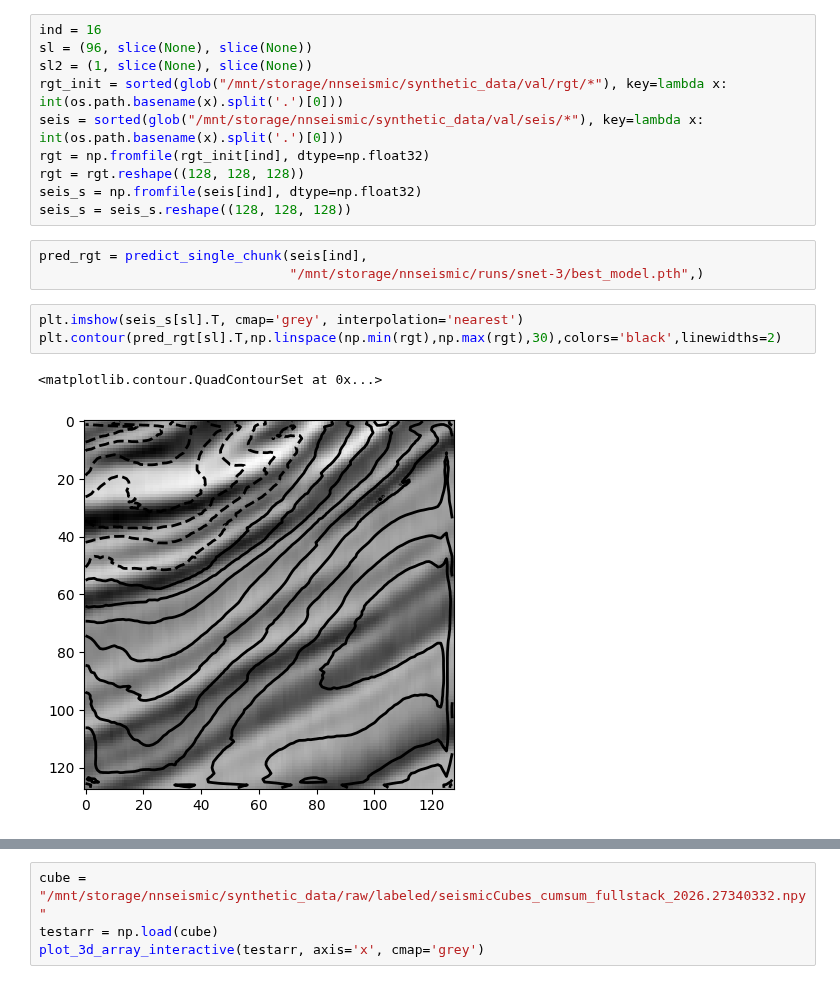
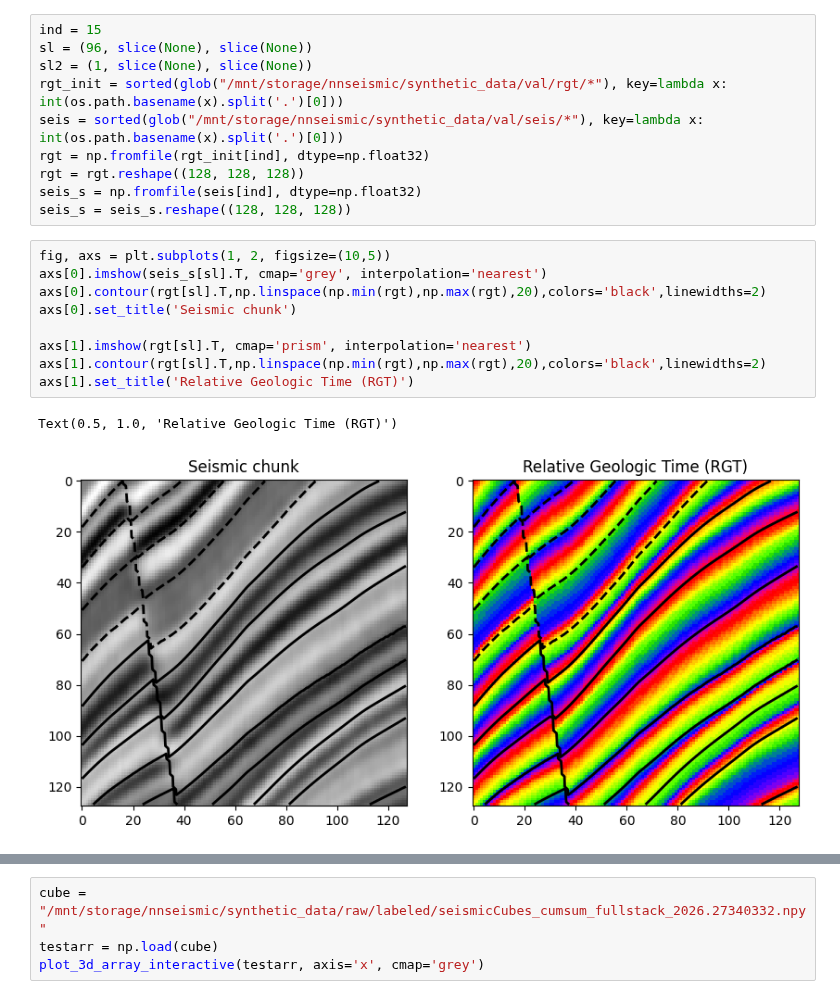
Before and after one commit to spaceswimmer/nnseismic, a Jupyter notebook: src/view_results.ipynb, the cells around one changed output, grey strips where cells are left out. Cells and saved outputs as stored; diff of their text form.

```diff
--- a/src/view_results.ipynb
+++ b/src/view_results.ipynb
@@ -20,5 +13,5 @@ get_parameter_number(mod)
 # %%
-ind = 16
+ind = 15
 sl = (96, slice(None), slice(None))
 sl2 = (1, slice(None), slice(None))
 rgt_init = sorted(glob("/mnt/storage/nnseismic/synthetic_data/val/rgt/*"), key=lambda x: int(os.path.basename(x).split('.')[0]))
@@ -27,12 +20,15 @@ rgt = np.fromfile(rgt_init[ind], dtype=np.float32)
 rgt = rgt.reshape((128, 128, 128))
 seis_s = np.fromfile(seis[ind], dtype=np.float32)
 seis_s = seis_s.reshape((128, 128, 128))
-# %%
-pred_rgt = predict_single_chunk(seis[ind],
-                                "/mnt/storage/nnseismic/runs/snet-3/best_model.pth",)
 # %%
-plt.imshow(seis_s[sl].T, cmap='grey', interpolation='nearest')
-plt.contour(pred_rgt[sl].T,np.linspace(np.min(rgt),np.max(rgt),30),colors='black',linewidths=2)
+fig, axs = plt.subplots(1, 2, figsize=(10,5))
+axs[0].imshow(seis_s[sl].T, cmap='grey', interpolation='nearest')
+axs[0].contour(rgt[sl].T,np.linspace(np.min(rgt),np.max(rgt),20),colors='black',linewidths=2)
+axs[0].set_title('Seismic chunk')
+
+axs[1].imshow(rgt[sl].T, cmap='prism', interpolation='nearest')
+axs[1].contour(rgt[sl].T,np.linspace(np.min(rgt),np.max(rgt),20),colors='black',linewidths=2)
+axs[1].set_title('Relative Geologic Time (RGT)')
 # %% [output]
-<matplotlib.contour.QuadContourSet at 0x...>
+Text(0.5, 1.0, 'Relative Geologic Time (RGT)')
-[figure, old version]
+[figure, new version]
```
Also changed, not shown: parts of 6 cells of this notebook, 13 other files.
